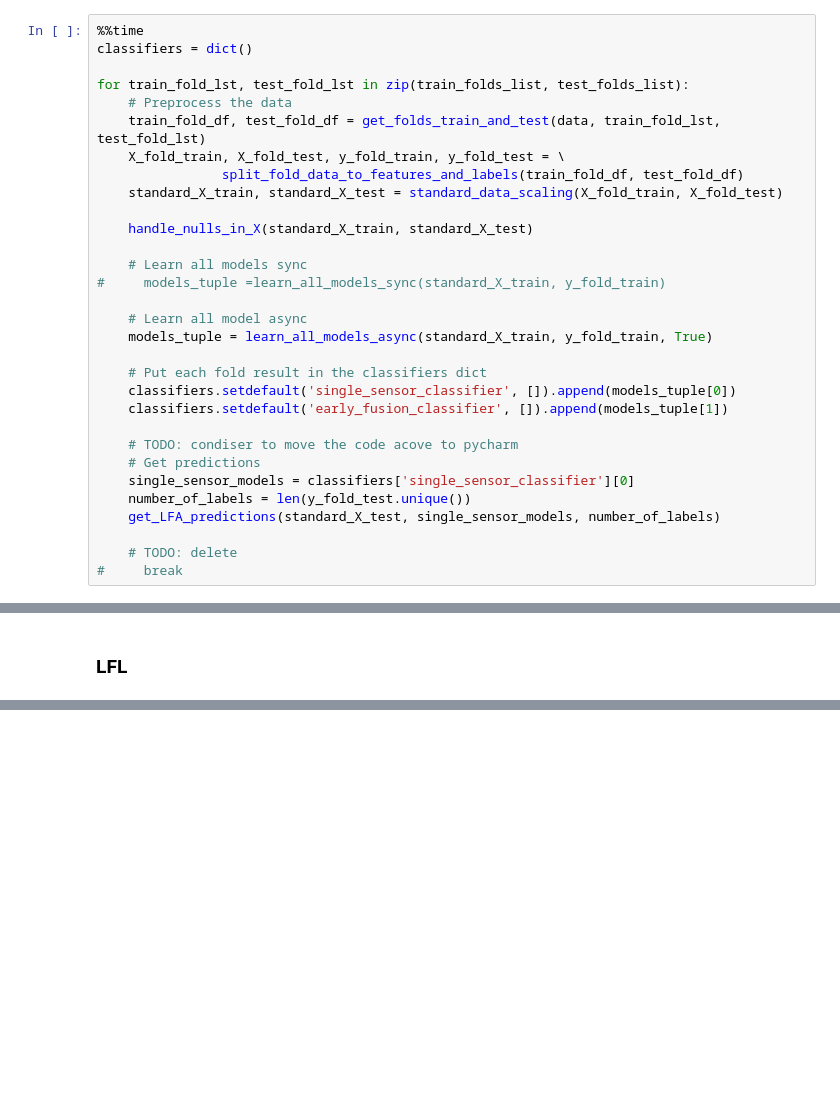
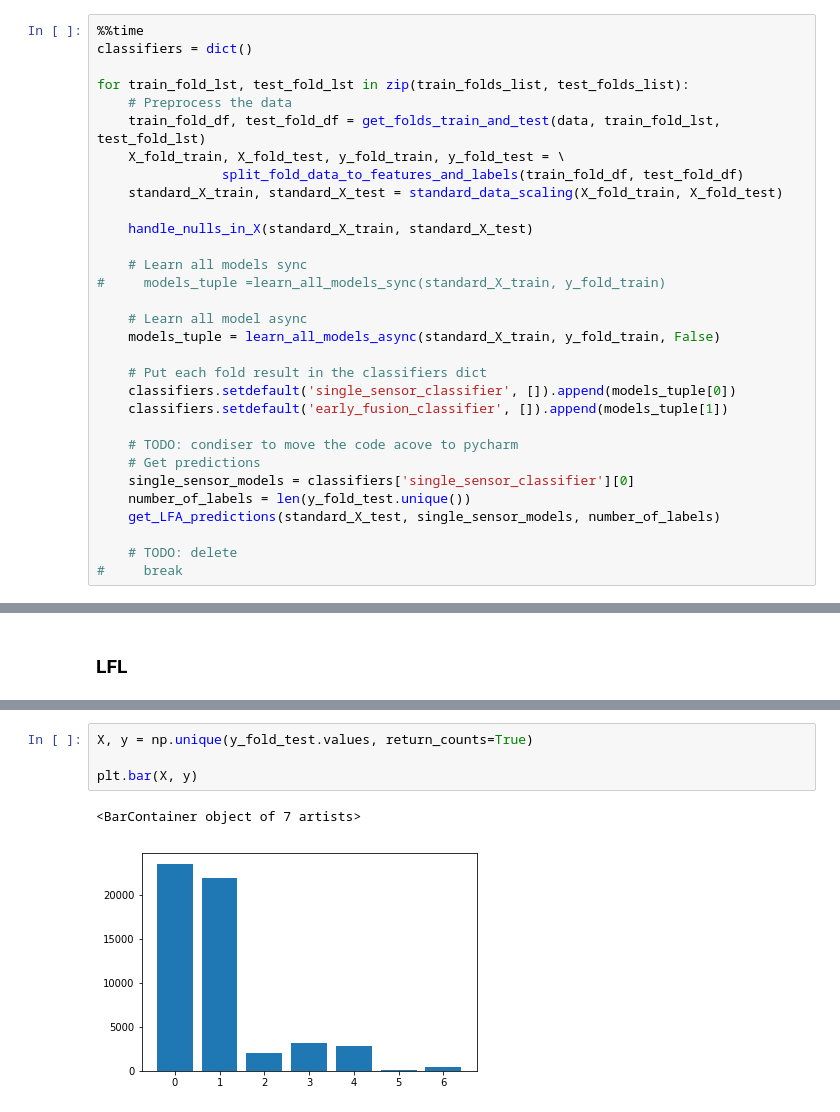
Before and after one commit to dlab-idc/Extra-Sensory, a Jupyter notebook: src/Classifiers.ipynb, the cells around one changed output, grey strips where cells are left out. Cells and saved outputs as stored; diff of their text form; blank space fills up the shorter version.

```diff
--- a/src/Classifiers.ipynb
+++ b/src/Classifiers.ipynb
@@ -139,7 +139,7 @@ for train_fold_lst, test_fold_lst in zip(train_folds_list, test_folds_list):
 #     models_tuple =learn_all_models_sync(standard_X_train, y_fold_train)
 
     # Learn all model async
-    models_tuple = learn_all_models_async(standard_X_train, y_fold_train, True)
+    models_tuple = learn_all_models_async(standard_X_train, y_fold_train, False)
 
     # Put each fold result in the classifiers dict
     classifiers.setdefault('single_sensor_classifier', []).append(models_tuple[0])
@@ -231,0 +322,7 @@ b = clf.predict_proba(X_train)[:,1:].sum(axis=1)
+# %%
+X, y = np.unique(y_fold_test.values, return_counts=True)
+
+plt.bar(X, y)
+# %% [output]
+<BarContainer object of 7 artists>
+[figure, added]
```
Also changed, not shown: parts of 20 cells of this notebook, 1 other file.
